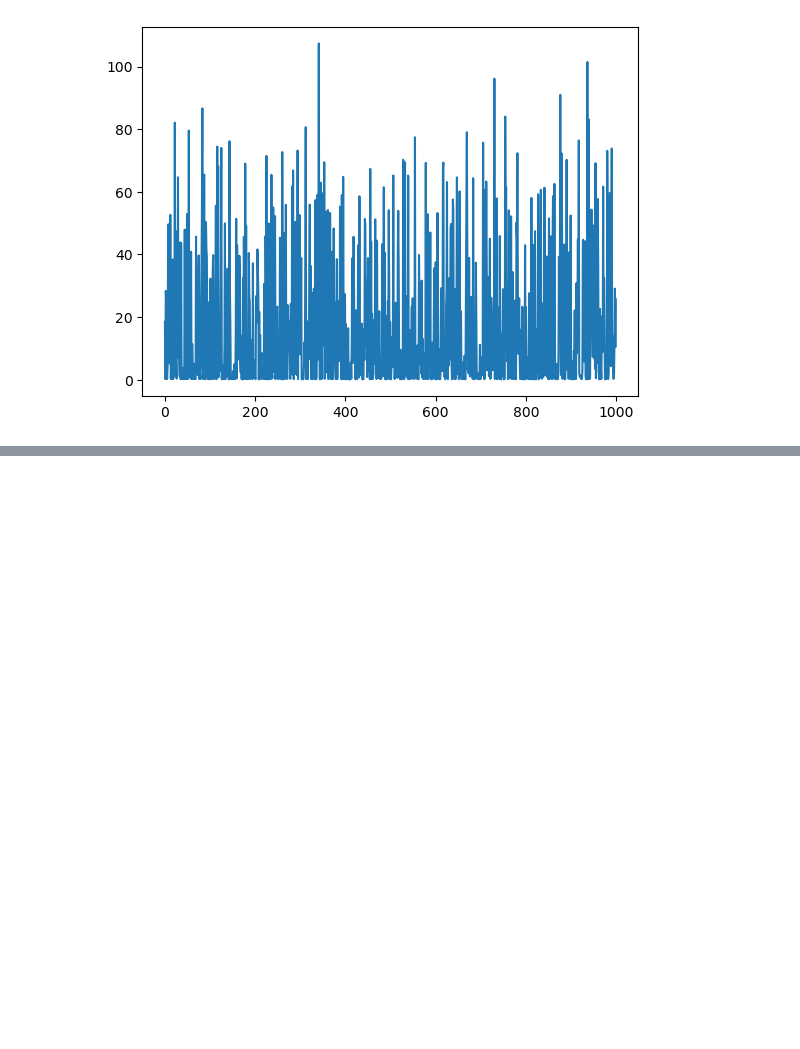
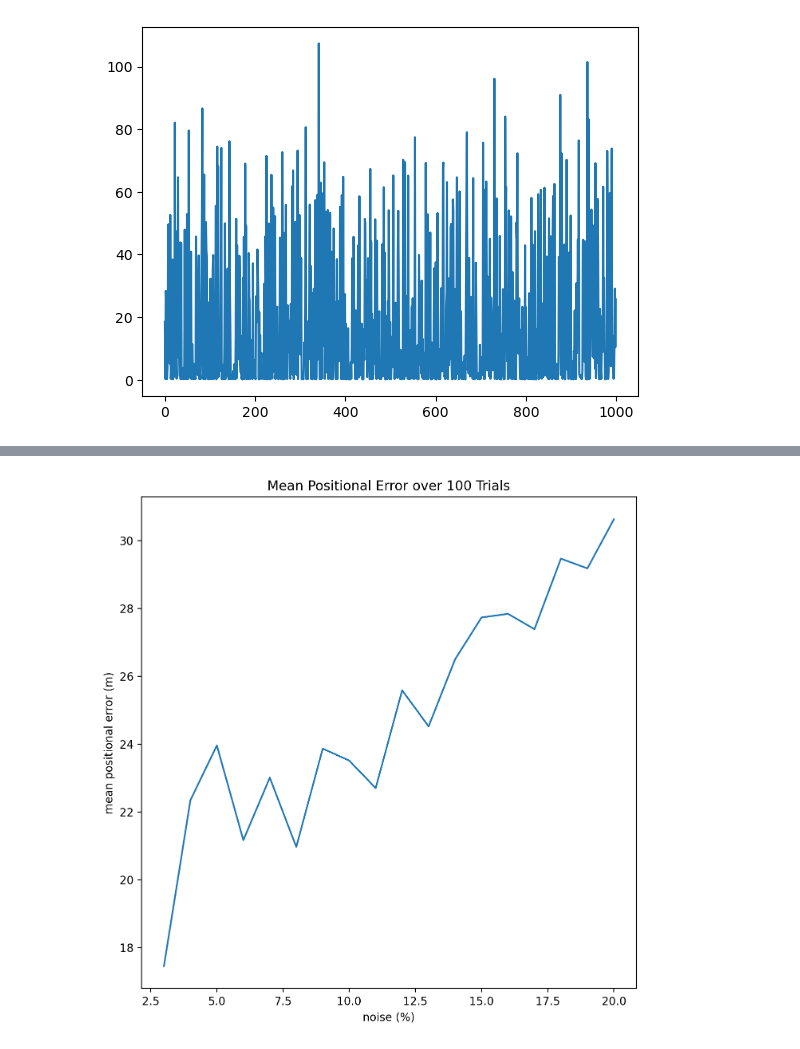
Before and after one commit to evdunbar/artificial-goal-navigation, a Jupyter notebook: numpy_test.ipynb, the cells around one changed output, grey strips where cells are left out. Saved outputs shown, nothing was run; the diff lists cells and outputs as text; code cells hidden in the pictures; blank space fills up the shorter version.

```diff
--- a/numpy_test.ipynb
+++ b/numpy_test.ipynb
@@ -420,0 +423,17 @@ for level in neur_error_seq:
+# %%
+noise_levels = np.arange(3, 21, 1)
+num_iterations = 100
+big_neur_error_seq = np.empty((19, num_iterations))
+
+for i, noise_level in enumerate(noise_levels):
+    num_complete = 0
+    while num_complete < num_iterations:
+        nav = AdaptiveVectorNavigation(1000, 18, 0, 0.0, noise_level)
+        while len(nav.state_change_times) < 2:
+        # while nav.num_resets < 1:
+            nav.update_navigation()
+        # if not nav.discard_flag:
+        big_neur_error_seq[i, num_complete] = nav.total_pos_error / nav.time
+        num_complete += 1
+
+    print(noise_level)
@@ -420,0 +459,4 @@ for level in neur_error_seq:
+# %%
+for level in big_neur_error_seq:
+    print(np.mean(level), np.sqrt(np.var(level)))
+    plt.show()
@@ -420,0 +483,9 @@ for level in neur_error_seq:
+# %%
+plt.figure(figsize=(8,8), dpi=200)
+plt.plot(np.arange(3,21), [np.mean(level) for level in big_neur_error_seq[:-1]])
+plt.xlabel("noise (%)")
+plt.ylabel("mean positional error (m)")
+plt.title("Mean Positional Error over 100 Trials")
+plt.show()
+# %% [output]
+[figure, added]
```
Also changed, not shown: parts of 7 cells of this notebook.
